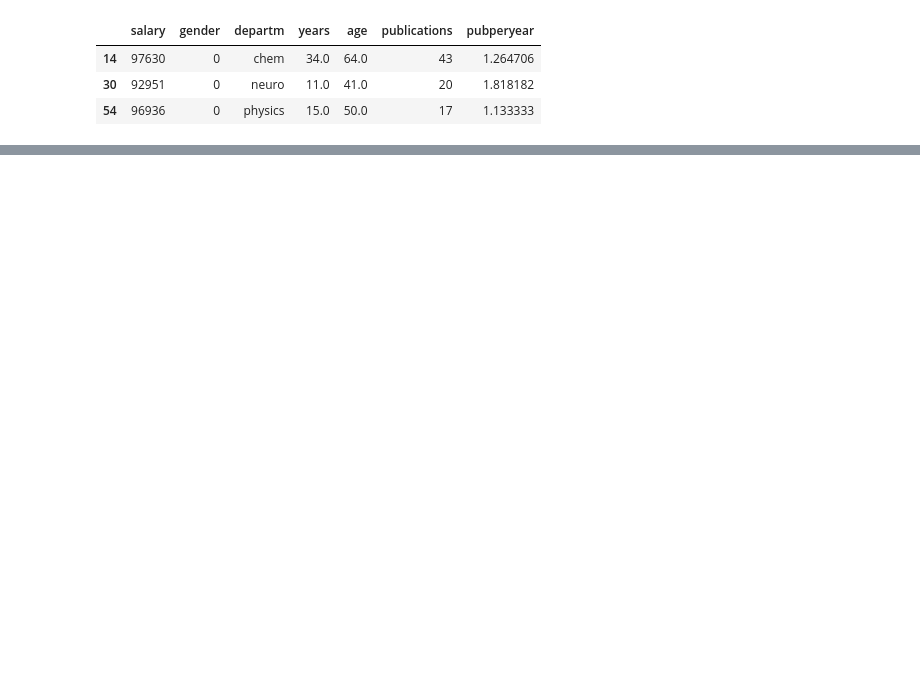
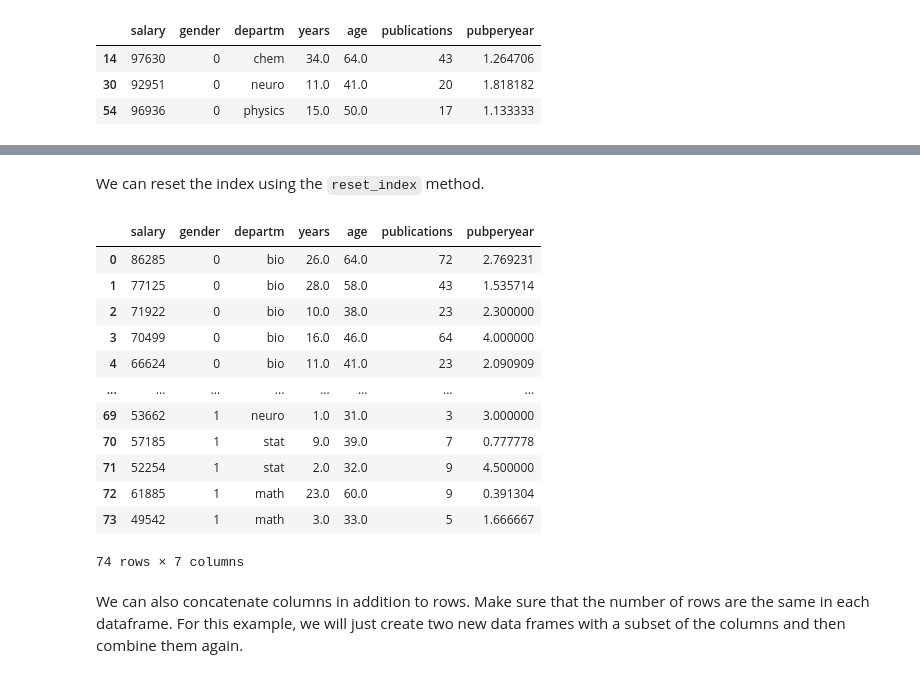
Before and after one commit to ljchang/dartbrains, a Jupyter notebook: content/features/notebooks/2_Introduction_to_Pandas.ipynb, the cells around one changed output, grey strips where cells are left out. Cells and saved outputs as stored; diff of their text form; code cells hidden in the pictures; blank space fills up the shorter version.

```diff
--- a/content/features/notebooks/2_Introduction_to_Pandas.ipynb
+++ b/content/features/notebooks/2_Introduction_to_Pandas.ipynb
@@ -608,0 +532,20 @@ Add your name as the main title of the plot.
+# %% [markdown]
+We can reset the index using the `reset_index` method.
+# %%
+pd.concat([male_df, female_df], axis = 0).reset_index(drop=True)
+# %% [output]
+|  | salary | gender | departm | years | age | publications | pubperyear |
+| 0 | 86285 | 0 | bio | 26.0 | 64.0 | 72 | 2.769231 |
+| 1 | 77125 | 0 | bio | 28.0 | 58.0 | 43 | 1.535714 |
+| 2 | 71922 | 0 | bio | 10.0 | 38.0 | 23 | 2.300000 |
+| 3 | 70499 | 0 | bio | 16.0 | 46.0 | 64 | 4.000000 |
+| 4 | 66624 | 0 | bio | 11.0 | 41.0 | 23 | 2.090909 |
+| ... | ... | ... | ... | ... | ... | ... | ... |
+| 69 | 53662 | 1 | neuro | 1.0 | 31.0 | 3 | 3.000000 |
+| 70 | 57185 | 1 | stat | 9.0 | 39.0 | 7 | 0.777778 |
+| 71 | 52254 | 1 | stat | 2.0 | 32.0 | 9 | 4.500000 |
+| 72 | 61885 | 1 | math | 23.0 | 60.0 | 9 | 0.391304 |
+| 73 | 49542 | 1 | math | 3.0 | 33.0 | 5 | 1.666667 |
+74 rows × 7 columns
+# %% [markdown]
+We can also concatenate columns in addition to rows. Make sure that the number of rows are the same in each dataframe. For this example, we will just create two new data frames with a subset of the columns and then combine them again.
```
Also changed, not shown: parts of 103 cells of this notebook, 11 other files.
